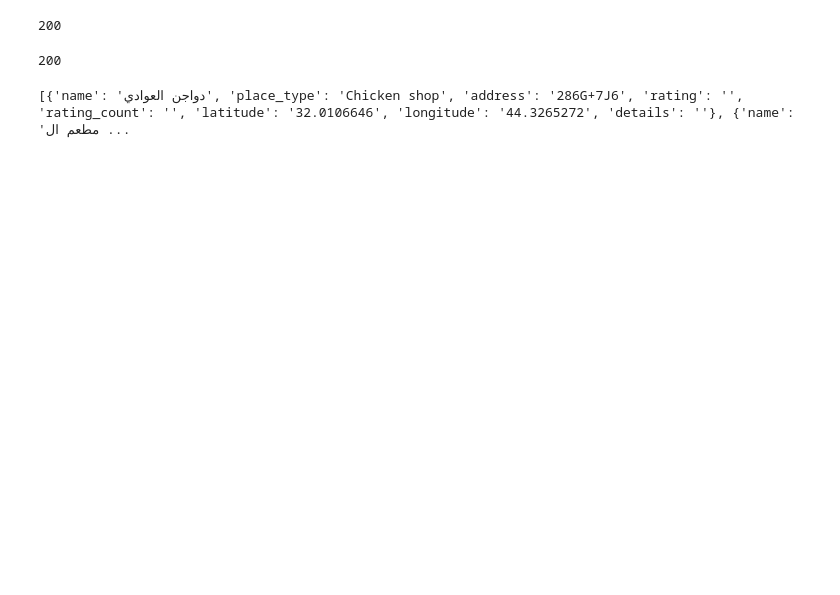
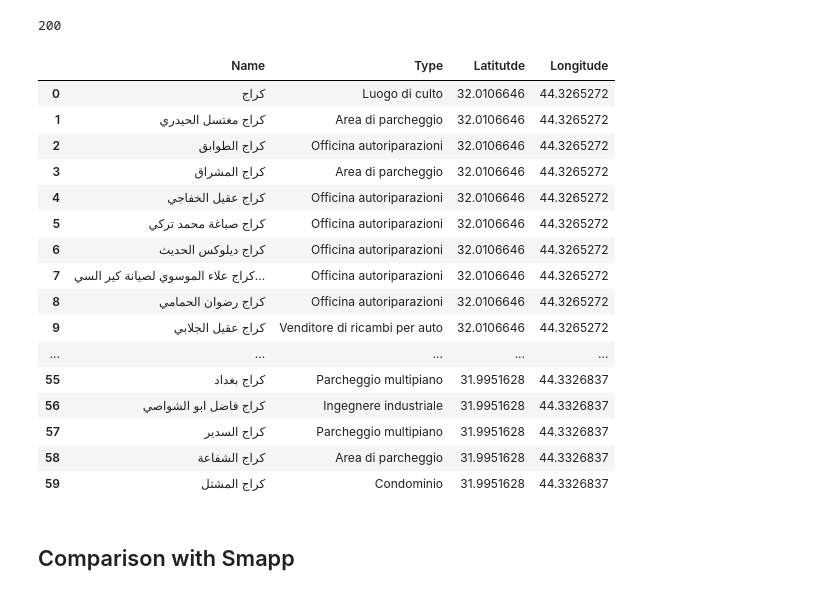
Before and after one commit to qzaidi/mlscratchpad, a Jupyter notebook: gmaps-scrape.ipynb, the cells around one changed output. Drawn from its saved outputs; the diff is of its cells as text; code cells hidden in the pictures; blank space fills up the shorter version.

Commit message:
update for specific search

```diff
--- a/gmaps-scrape.ipynb
+++ b/gmaps-scrape.ipynb
@@ -11,6 +11,7 @@ import re
 # %% [markdown]
 You will need username and password, ask me for it.
 # %%
-username = input("username")
-password = input("password")
+from getpass import getpass
+username = getpass("username")
+password = getpass("password")
 # %% [output]
@@ -21,7 +22,7 @@ This is where we search for a particular PoI - in this case restaurants in Najaf
 # %%
 payload = {
     'source': 'google_maps',
-    'query': 'restaurants near me',
+    'query': 'كراج',
     'user_agent_type': 'desktop',
     'domain': 'com',
     'geo_location': 'Najaf, Iraq',
@@ -36,28 +37,10 @@ response = requests.request(
 	timeout=180
 )
 print(response.status_code)
+if response.status_code != 200:
+    print(str(response.content))
 # %% [output]
 200
-# %%
-payload = {
-    'source': 'google_maps',
-    'query': 'restaurants near me',
-    'user_agent_type': 'desktop',
-    'domain': 'com',
-    'geo_location': 'Najaf, Iraq',
-    'start_page': '1',
-    'pages': '3'
-}
-response = requests.request(
-	'POST',
-	'https://realtime.oxylabs.io/v1/queries',
-	auth=(username, password),
-	json=payload,
-	timeout=180
-)
-print(response.status_code)
-# %% [output]
-200
 # %%
 results = response.json()['results']
 html_files = [result['content'] for result in results]
@@ -70,9 +53,6 @@ lat_selector = '[data-lat]'
 lng_selector = '[data-lng]'
 type_selector = '//div[@class="rllt__details"]/div[2]/text()'
 address_selector = '.rllt__details div:nth-of-type(3)'
-
-count_match = re.search(r"\((.+)\)", rating_count_el.text)
-rating_count = count_match.group(1) if count_match else ""
 # %%
 data = []
 for html in html_files:
@@ -128,6 +108,30 @@ for html in html_files:
         }
         data.append(place)
 # %%
-print(data[0:5])
+import pandas as np
+place_names = [ x['name'] for x in data ]
+types = [ x['place_type'] for x in data ]
+lats = [ x['latitude'] for x in data ]
+longs = [ x['longitude'] for x in data ]
+df = np.DataFrame({'Name': place_names, 'Type': types, 'Latitutde': lats, 'Longitude': longs})
+df.head(60)
 # %% [output]
-[{'name': 'دواجن العوادي', 'place_type': 'Chicken shop', 'address': '286G+7J6', 'rating': '', 'rating_count': '', 'latitude': '32.0106646', 'longitude': '44.3265272', 'details': ''}, {'name': 'مطعم ال ...
+|  | Name | Type | Latitutde | Longitude |
+| 0 | كراج | Luogo di culto | 32.0106646 | 44.3265272 |
+| 1 | كراج مغتسل الحيدري | Area di parcheggio | 32.0106646 | 44.3265272 |
+| 2 | كراج الطوابق | Officina autoriparazioni | 32.0106646 | 44.3265272 |
+| 3 | كراج المشراق | Area di parcheggio | 32.0106646 | 44.3265272 |
+| 4 | كراج عقيل الخفاجي | Officina autoriparazioni | 32.0106646 | 44.3265272 |
+| 5 | كراج صباغة محمد تركي | Officina autoriparazioni | 32.0106646 | 44.3265272 |
+| 6 | كراج ديلوكس الحديث | Officina autoriparazioni | 32.0106646 | 44.3265272 |
+| 7 | كراج علاء الموسوي لصيانة كير السي... | Officina autoriparazioni | 32.0106646 | 44.3265272 |
+| 8 | كراج رضوان الحمامي | Officina autoriparazioni | 32.0106646 | 44.3265272 |
+| 9 | كراج عقيل الجلابي | Venditore di ricambi per auto | 32.0106646 | 44.3265272 |
+| ... | ... | ... | ... | ... |
+| 55 | كراج بغداد | Parcheggio multipiano | 31.9951628 | 44.3326837 |
+| 56 | كراج فاضل ابو الشواصي | Ingegnere industriale | 31.9951628 | 44.3326837 |
+| 57 | كراج السدير | Parcheggio multipiano | 31.9951628 | 44.3326837 |
+| 58 | كراج الشفاعة | Area di parcheggio | 31.9951628 | 44.3326837 |
+| 59 | كراج المشتل | Condominio | 31.9951628 | 44.3326837 |
+# %% [markdown]
+## Comparison with Smapp
```
Also changed, not shown: parts of 4 cells of this notebook.
